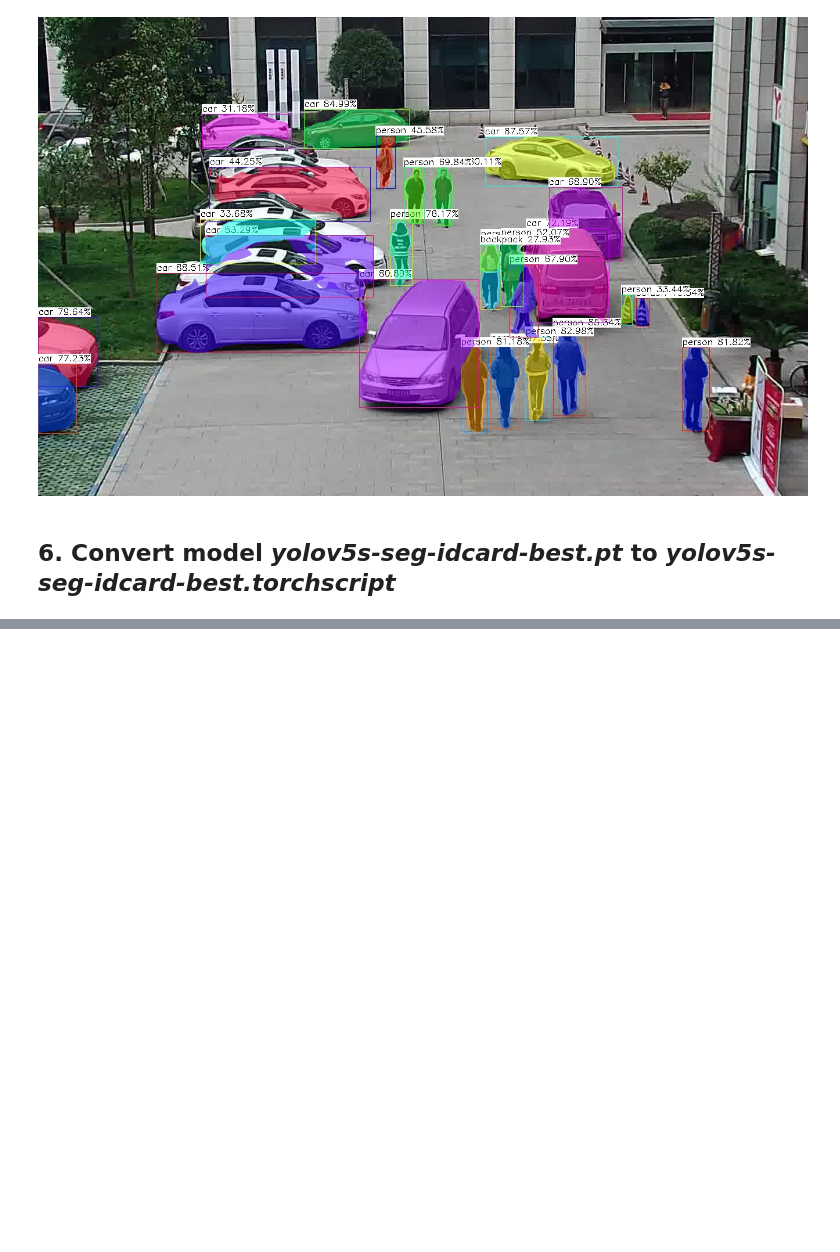
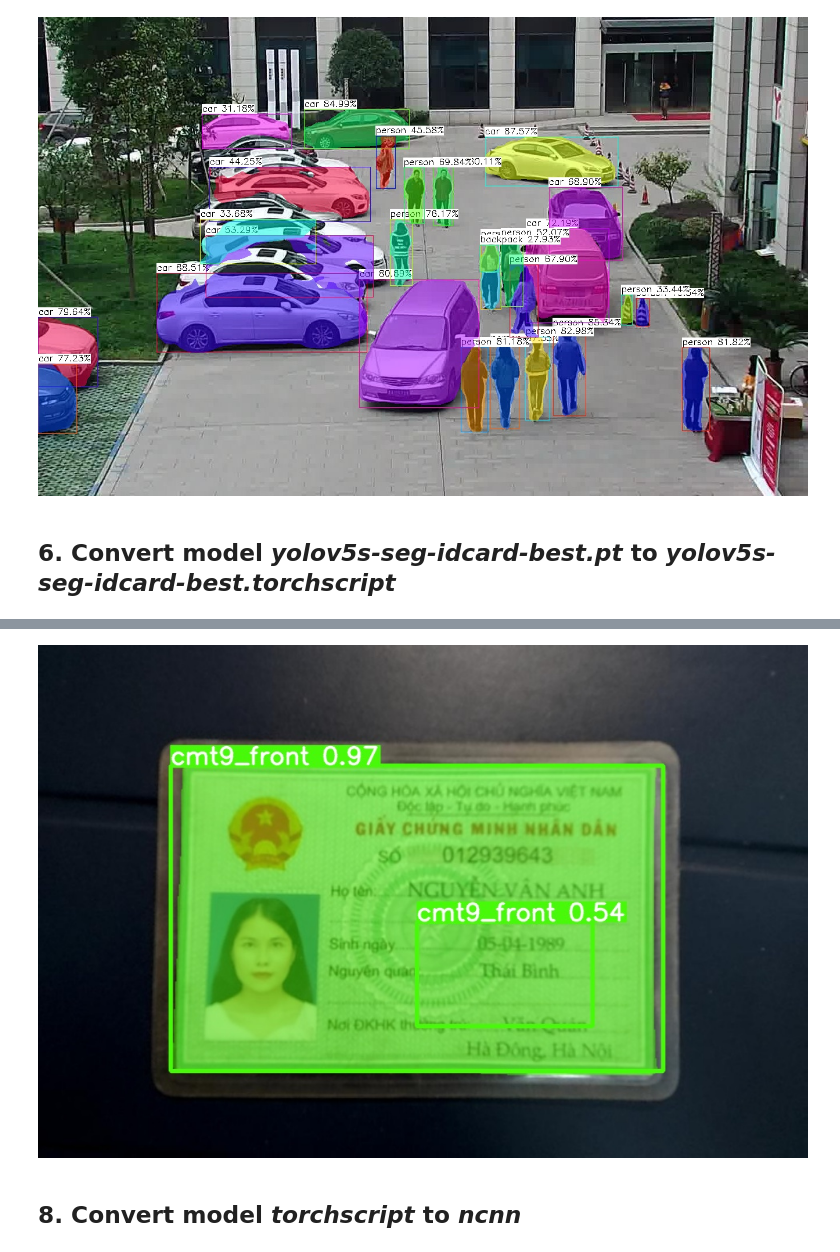
Before and after one commit to ultralytics/yolov5, a Jupyter notebook: ncnn.ipynb, the cells around one changed output, grey strips where cells are left out. Drawn from its saved outputs; the diff is of its cells as text; code cells hidden in the pictures; blank space fills up the shorter version.

```diff
--- a/ncnn.ipynb
+++ b/ncnn.ipynb
@@ -174,0 +240,6 @@ display.Image(filename='../output/seg/parking.jpg')
+# %%
+display.Image(filename="../output/exp/cmnd5.jpg")
+# %% [output]
+[figure, added]
+# %% [markdown]
+## 8. Convert model *torchscript* to *ncnn*
```
Also changed, not shown: parts of 21 cells of this notebook, 5 other files.
